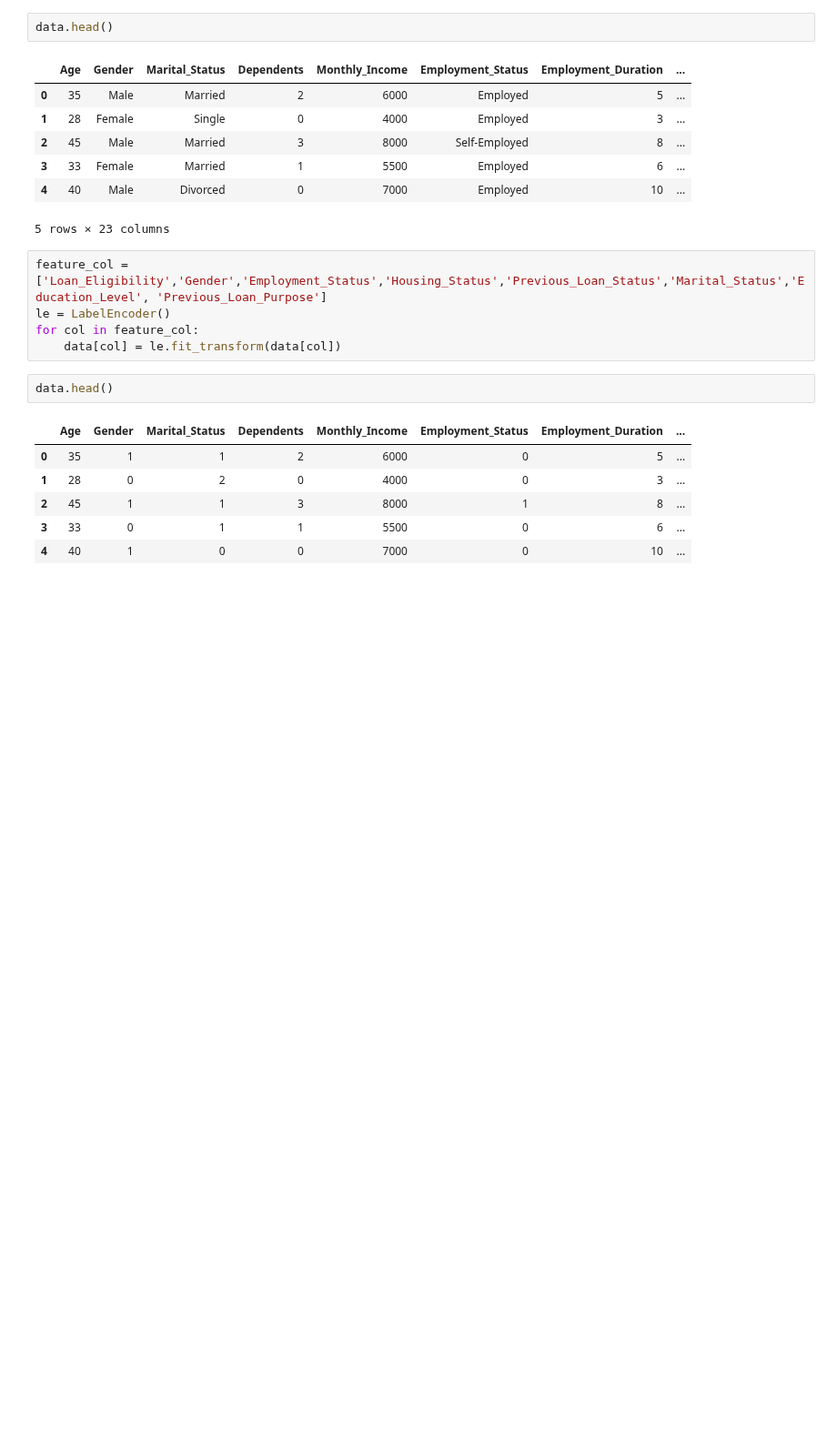
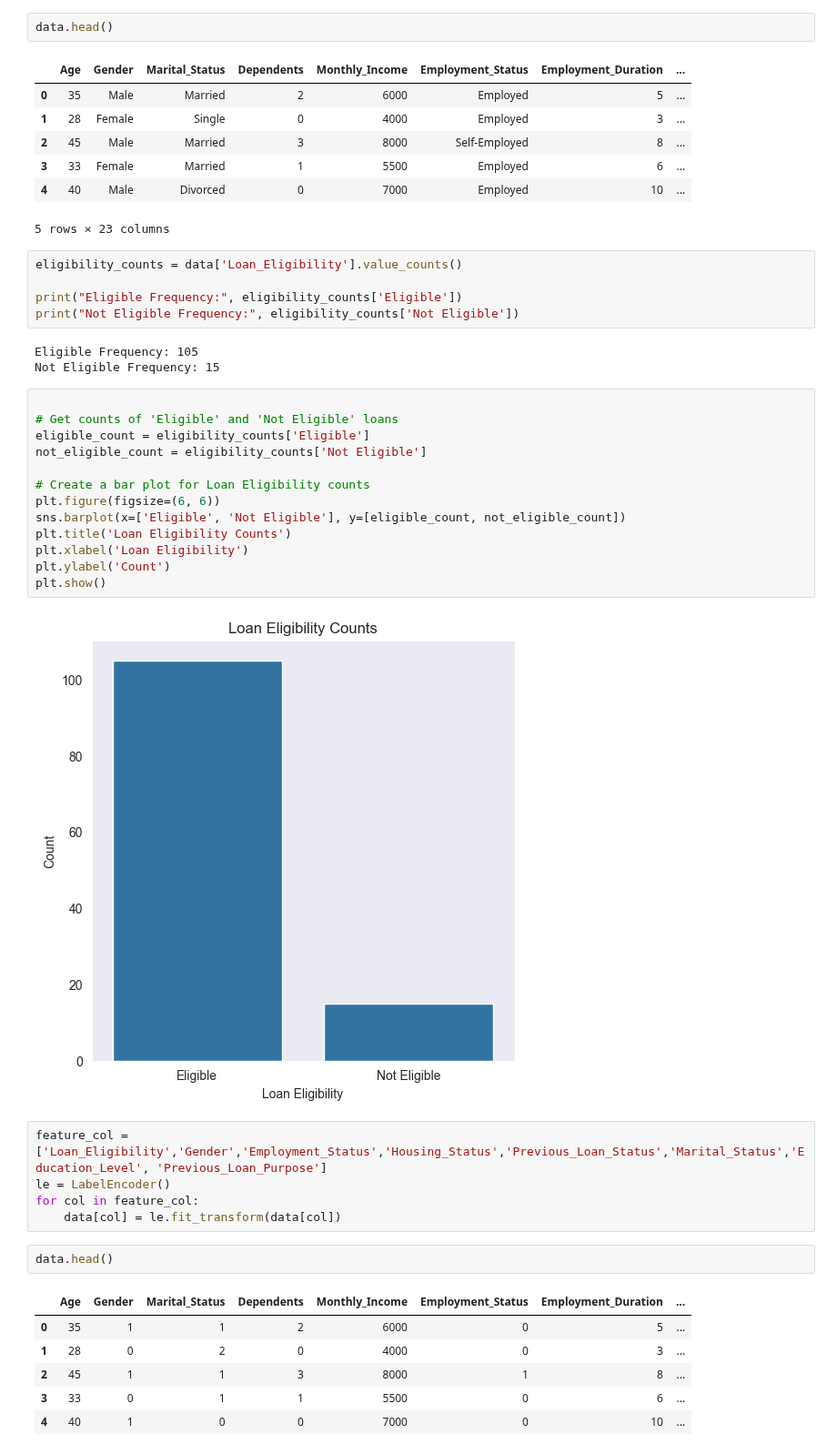
Before and after one commit to MD-DILDAR-MANDAL/Car-Loan-Eligibility-Prediction-ml-project-, a Jupyter notebook: main.ipynb, the cells around one changed output. Shown at 91% size. Drawn from its saved outputs; the diff is of its cells as text; blank space fills up the shorter version.

```diff
--- a/main.ipynb
+++ b/main.ipynb
@@ -53,6 +53,29 @@ data.head()
 | 3 | 33 | Female | Married | 1 | 5500 | Employed | 6 | ... |
 | 4 | 40 | Male | Divorced | 0 | 7000 | Employed | 10 | ... |
 5 rows × 23 columns
+# %%
+eligibility_counts = data['Loan_Eligibility'].value_counts()
+
+print("Eligible Frequency:", eligibility_counts['Eligible'])
+print("Not Eligible Frequency:", eligibility_counts['Not Eligible'])
+# %% [output]
+Eligible Frequency: 105
+Not Eligible Frequency: 15
+# %%
+
+# Get counts of 'Eligible' and 'Not Eligible' loans
+eligible_count = eligibility_counts['Eligible']
+not_eligible_count = eligibility_counts['Not Eligible']
+
+# Create a bar plot for Loan Eligibility counts
+plt.figure(figsize=(6, 6))
+sns.barplot(x=['Eligible', 'Not Eligible'], y=[eligible_count, not_eligible_count])
+plt.title('Loan Eligibility Counts')
+plt.xlabel('Loan Eligibility')
+plt.ylabel('Count')
+plt.show()
+# %% [output]
+[figure, added]
 # %%
 feature_col = ['Loan_Eligibility','Gender','Employment_Status','Housing_Status','Previous_Loan_Status','Marital_Status','Education_Level', 'Previous_Loan_Purpose']
 le = LabelEncoder()
```
Also changed, not shown: parts of 8 cells of this notebook, 2 other files.
